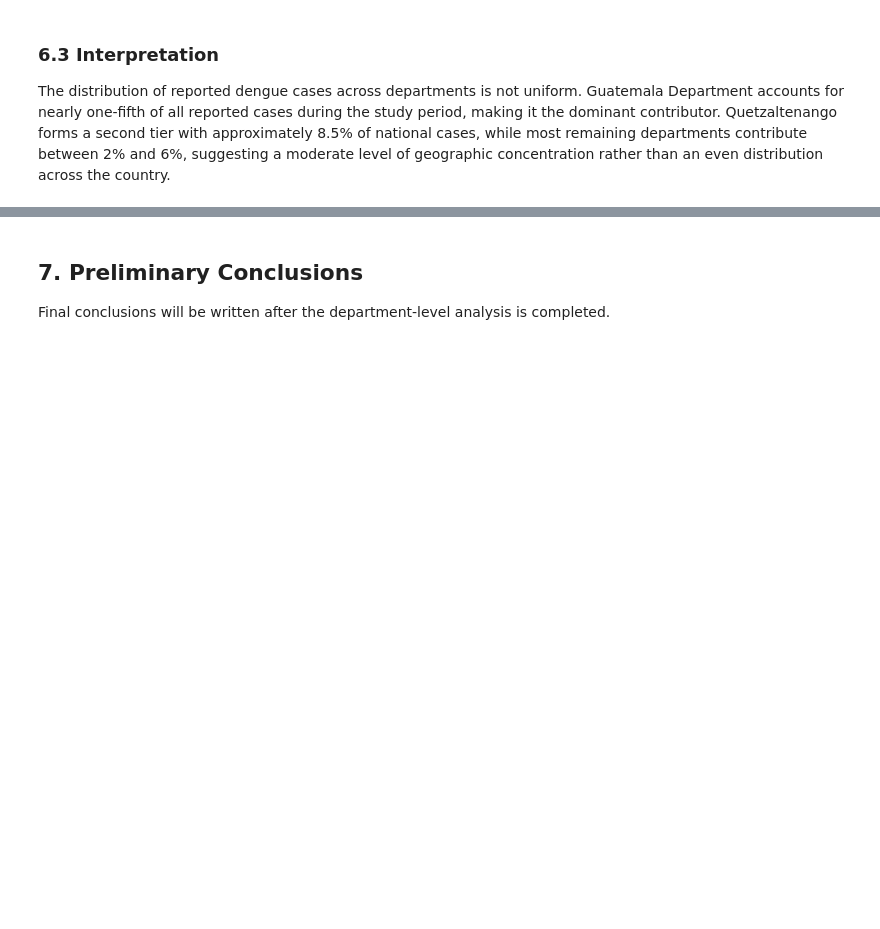
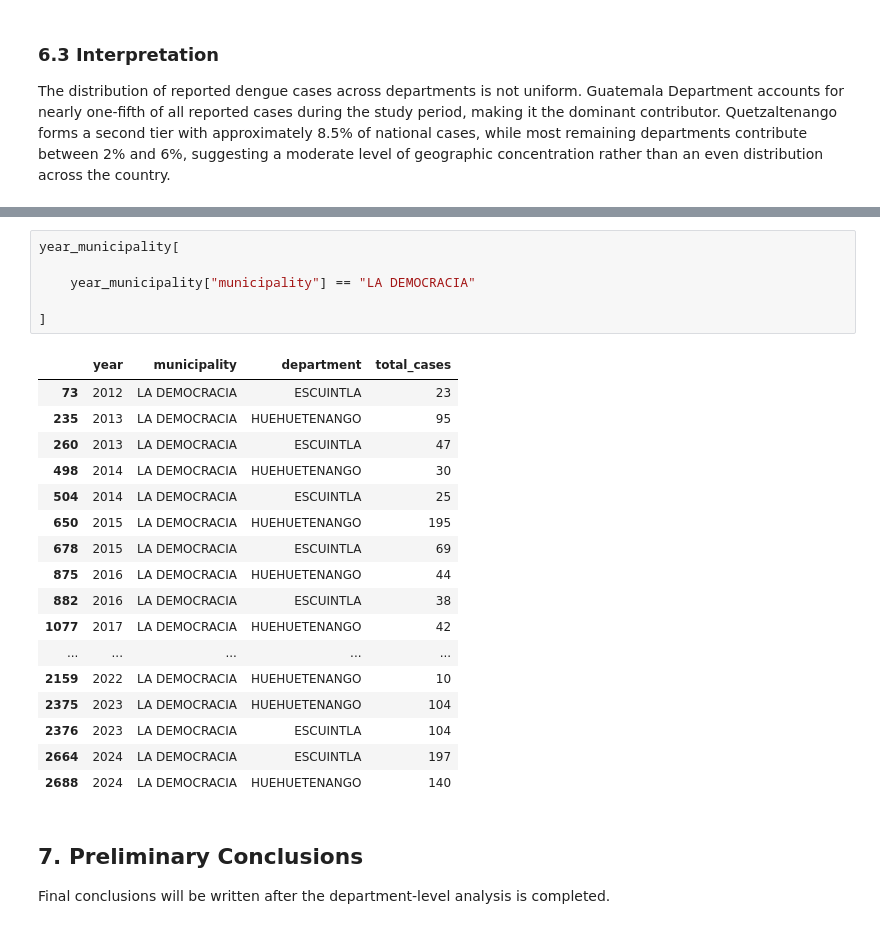
Before and after one commit to medranow/data-analyst-portfolio, a Jupyter notebook: guatemala-dengue-analysis/notebooks/01_dengue_surveillance_analysis_portfolio.ipynb, the cells around one changed output, grey strips where cells are left out. Saved outputs shown, nothing was run; the diff lists cells and outputs as text; blank space fills up the shorter version.

Commit message:
I fixed my dengue_year_municipality by adding the departments

```diff
--- a/guatemala-dengue-analysis/notebooks/01_dengue_surveillance_analysis_portfolio.ipynb
+++ b/guatemala-dengue-analysis/notebooks/01_dengue_surveillance_analysis_portfolio.ipynb
@@ -624,3 +640,27 @@ Department-level concentration and comparison with municipality-level patterns r
+# %%
+year_municipality[
+
+    year_municipality["municipality"] == "LA DEMOCRACIA"
+
+]
+# %% [output]
+|  | year | municipality | department | total_cases |
+| 73 | 2012 | LA DEMOCRACIA | ESCUINTLA | 23 |
+| 235 | 2013 | LA DEMOCRACIA | HUEHUETENANGO | 95 |
+| 260 | 2013 | LA DEMOCRACIA | ESCUINTLA | 47 |
+| 498 | 2014 | LA DEMOCRACIA | HUEHUETENANGO | 30 |
+| 504 | 2014 | LA DEMOCRACIA | ESCUINTLA | 25 |
+| 650 | 2015 | LA DEMOCRACIA | HUEHUETENANGO | 195 |
+| 678 | 2015 | LA DEMOCRACIA | ESCUINTLA | 69 |
+| 875 | 2016 | LA DEMOCRACIA | HUEHUETENANGO | 44 |
+| 882 | 2016 | LA DEMOCRACIA | ESCUINTLA | 38 |
+| 1077 | 2017 | LA DEMOCRACIA | HUEHUETENANGO | 42 |
+| ... | ... | ... | ... | ... |
+| 2159 | 2022 | LA DEMOCRACIA | HUEHUETENANGO | 10 |
+| 2375 | 2023 | LA DEMOCRACIA | HUEHUETENANGO | 104 |
+| 2376 | 2023 | LA DEMOCRACIA | ESCUINTLA | 104 |
+| 2664 | 2024 | LA DEMOCRACIA | ESCUINTLA | 197 |
+| 2688 | 2024 | LA DEMOCRACIA | HUEHUETENANGO | 140 |
 # %% [markdown]
 ## 7. Preliminary Conclusions
 
```
Also changed, not shown: parts of 9 cells of this notebook, 2 other files.
